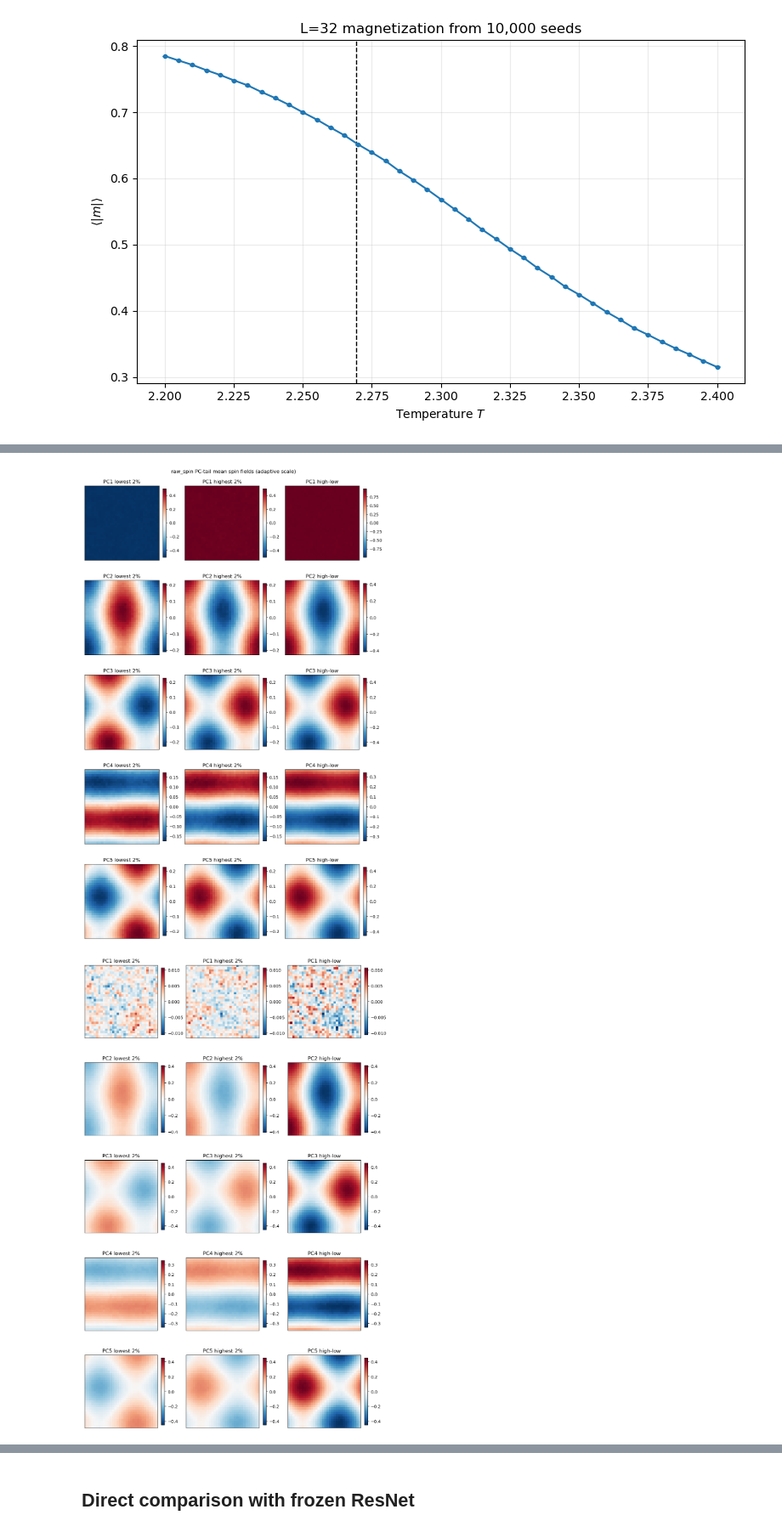
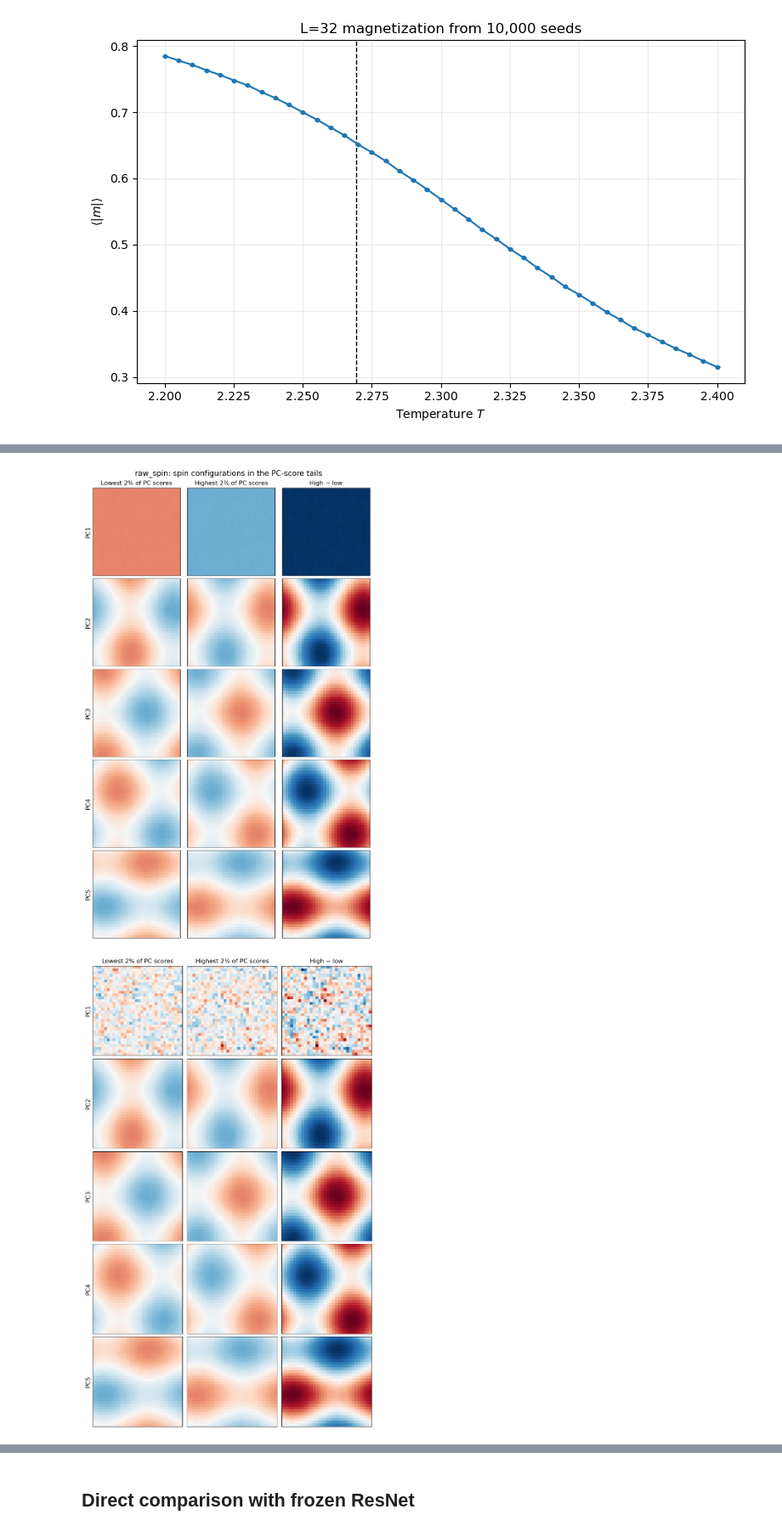
Before and after one commit to lledson425/Summer25, a Jupyter notebook: notebooks/ising/ising32_raw_pca_analysis.ipynb, the cells around one changed output, grey strips where cells are left out. Shown at 85% size. Saved outputs shown, nothing was run; the diff lists cells and outputs as text; code cells hidden in the pictures.

Commit message:
Fix matched L32 PCA comparison

```diff
--- a/notebooks/ising/ising32_raw_pca_analysis.ipynb
+++ b/notebooks/ising/ising32_raw_pca_analysis.ipynb
@@ -83,6 +83,25 @@ ax.set(xlabel="Temperature $T$", ylabel=r"$\langle |m|\rangle$", title="L=32 mag
 ax.grid(alpha=.25); fig.tight_layout()
 fig.savefig(OUTPUT_ROOT / "ising32_magnetization_zoom.png", dpi=250)
 plt.show()
+
+SAMPLE_BIN = 0
+SAMPLE_SPINS_PATH = OUTPUT_ROOT / f"seed_temperature_sample_bin_{SAMPLE_BIN + 1}_spins.npy"
+if not SAMPLE_SPINS_PATH.exists():
+    sample_cache = np.lib.format.open_memmap(
+        SAMPLE_SPINS_PATH, mode="w+", dtype=np.int8,
+        shape=(N_RUNS, N_TEMPERATURES, L, L),
+    )
+    for run_index, run_dir in enumerate(runs):
+        name = run_dir.name
+        spins = np.loadtxt(run_dir / f"spinConfigs_{name}.txt", dtype=np.int8)
+        spins = spins.reshape(N_TEMPERATURES, BINS_PER_TEMPERATURE, L, L)
+        sample_cache[run_index] = spins[:, SAMPLE_BIN]
+        if (run_index + 1) % 500 == 0:
+            print(f"Cached matched samples for {run_index + 1:,}/{N_RUNS:,} runs")
+    sample_cache.flush()
+
+sample_spins = np.load(SAMPLE_SPINS_PATH, mmap_mode="r")
+sample_magnetization = sample_spins.mean(axis=(2, 3), dtype=np.float64).reshape(-1)
 # %% [output]
 [figure]
 # %%
@@ -222,14 +237,14 @@ def cluster_analysis(features, scores90, prefix):
     np.savez(OUTPUT_ROOT / f"{prefix}_cluster_labels.npz",pca90=labels["PCA 90%"],full=labels["Full"])
     return labels
 # %%
-raw_features=mean_spins.reshape(-1,L*L)
-raw_mean,raw_eigenvalues,raw_components=exact_pca(raw_features,"raw_spin_pca.npz",batch_size=2048)
+raw_features=sample_spins.reshape(-1,L*L)
+raw_mean,raw_eigenvalues,raw_components=exact_pca(raw_features,"raw_sample_pca.npz",batch_size=2048)
 raw_evr,raw_cumulative,raw_n90=variance_plot(raw_eigenvalues,"raw_spin")
-raw_scores=score_memmap(raw_features,raw_mean,raw_components[:raw_n90],OUTPUT_ROOT/"raw_spin_pca90_scores.npy",batch_size=4096)
+raw_scores=score_memmap(raw_features,raw_mean,raw_components[:raw_n90],OUTPUT_ROOT/"raw_sample_pca90_scores.npy",batch_size=4096)
 pc_visuals(raw_scores,"raw_spin")
 raw_labels=cluster_analysis(raw_features,raw_scores,"raw_spin")
 with open(OUTPUT_ROOT/"raw_spin_summary.json","w") as f: json.dump({"n_components_90":raw_n90,"variance_first5":raw_evr[:5].tolist()},f,indent=2)
 # %% [output]
 [figure]
-[figure, old version]
+[figure, new version]
-[figure, old version]
+[figure, new version]
```
Also changed, not shown: parts of 8 cells of this notebook, 1 other file.
